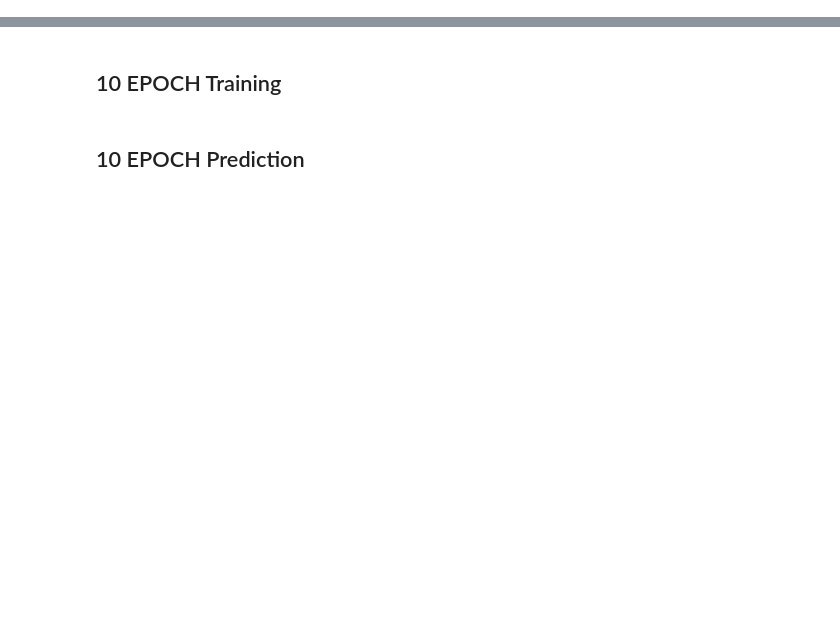
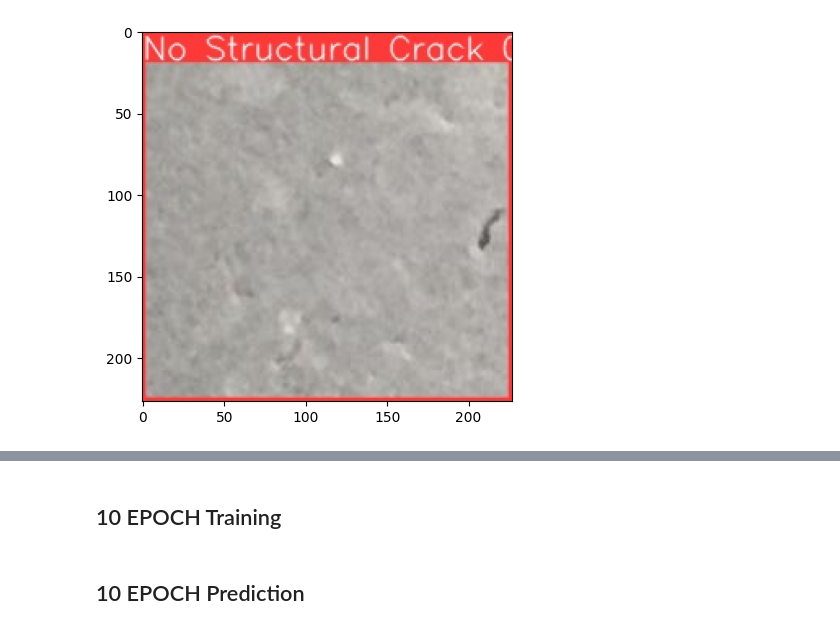
Before and after one commit to aaronbonnerATU/Research-Project, a Jupyter notebook: CrackDetectionYOLOv8Code.ipynb, the cells around one changed output, grey strips where cells are left out. Cells and saved outputs as stored; diff of their text form; code cells hidden in the pictures; blank space fills up the shorter version.

```diff
--- a/CrackDetectionYOLOv8Code.ipynb
+++ b/CrackDetectionYOLOv8Code.ipynb
@@ -51,0 +71,6 @@ ultralytics.checks()
+# %%
+img = Image.open('C:/00FinalYearProject/runs/detect/1EpochYOLOv8 Detection/00001.jpg')
+plt.imshow(img)
+plt.show()
+# %% [output]
+[figure, added]
```
Also changed, not shown: parts of 34 cells of this notebook.
